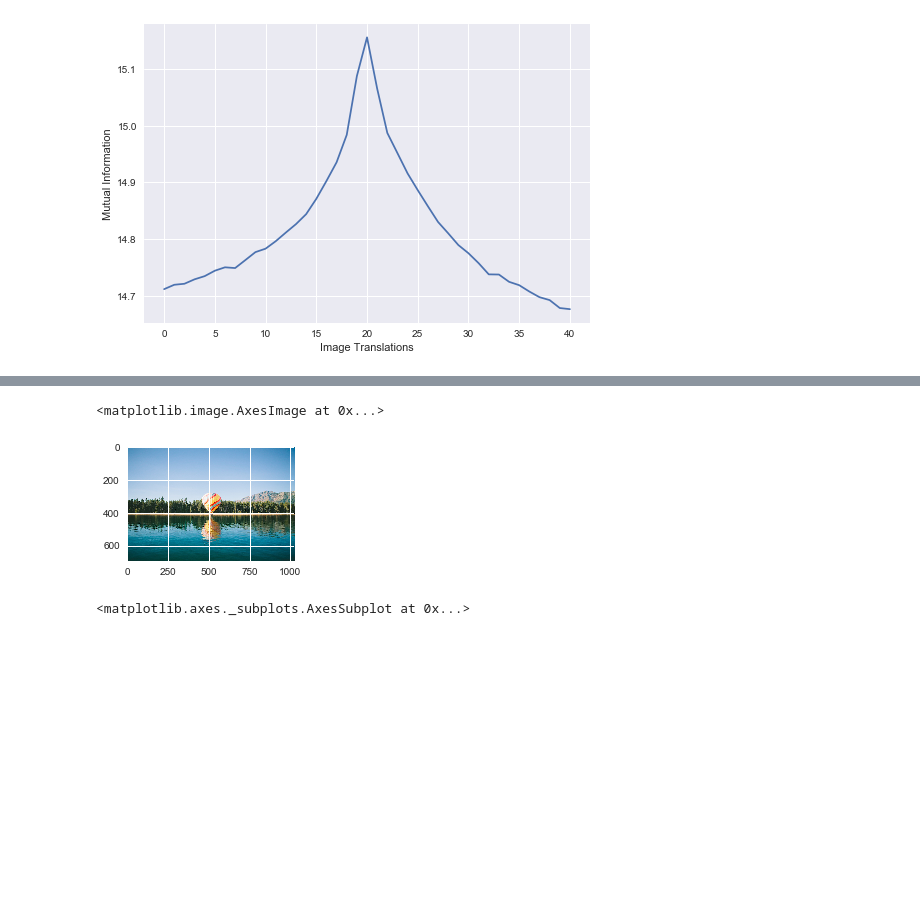
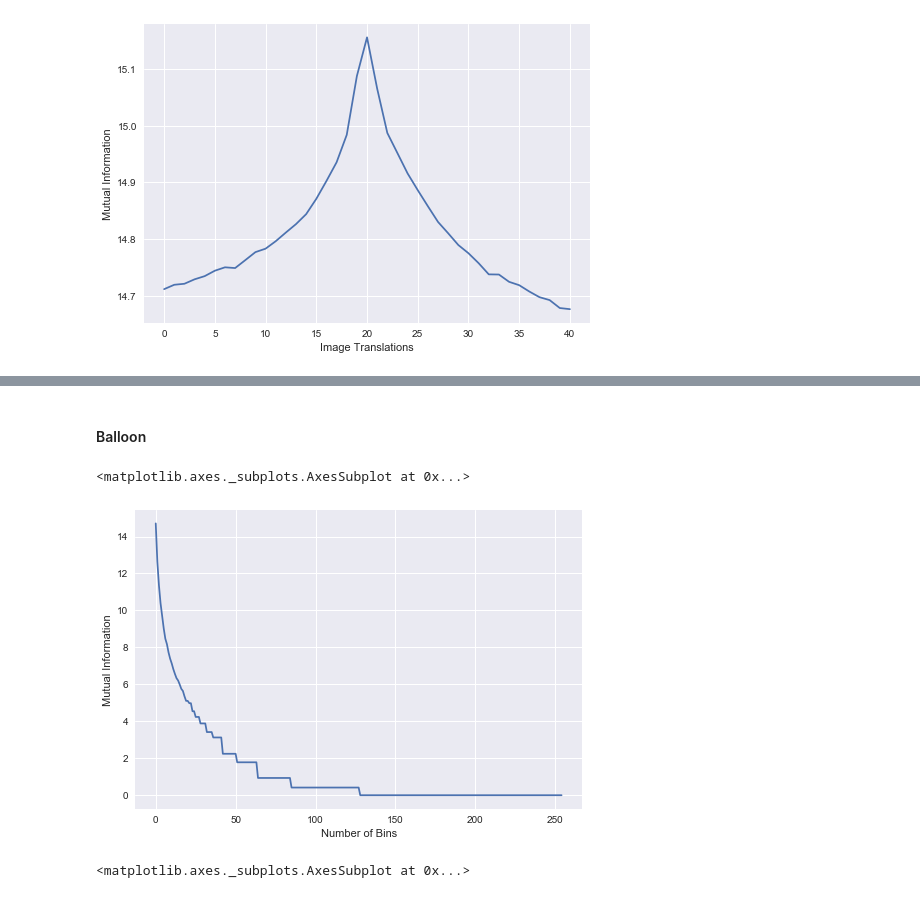
Before and after one commit to otmanesabir/ImgProc, a Jupyter notebook: Mutual Information/src/explore.ipynb, the cells around one changed output, grey strips where cells are left out. Drawn from its saved outputs; the diff is of its cells as text; code cells hidden in the pictures; blank space fills up the shorter version.

```diff
--- a/Mutual Information/src/explore.ipynb
+++ b/Mutual Information/src/explore.ipynb
@@ -174,9 +126,13 @@ sns.lineplot(x, y)
-# %%
-fig = plt.figure(figsize=(3,3))
-plt.imshow(balloon)
-# %% [output]
-<matplotlib.image.AxesImage at 0x...>
-[figure, removed]
+# %% [markdown]
+#### Balloon
+# %%
+fig = plt.figure()
+plt.ylabel('Mutual Information')
+plt.xlabel('Number of Bins')
+sns.lineplot([x for x in range(255)], binSizeChange(balloon))
+# %% [output]
+<matplotlib.axes._subplots.AxesSubplot at 0x...>
+[figure, added]
 # %%
 fig = plt.figure()
 plt.ylabel('Mutual Information')
```
Also changed, not shown: parts of 11 cells of this notebook.
